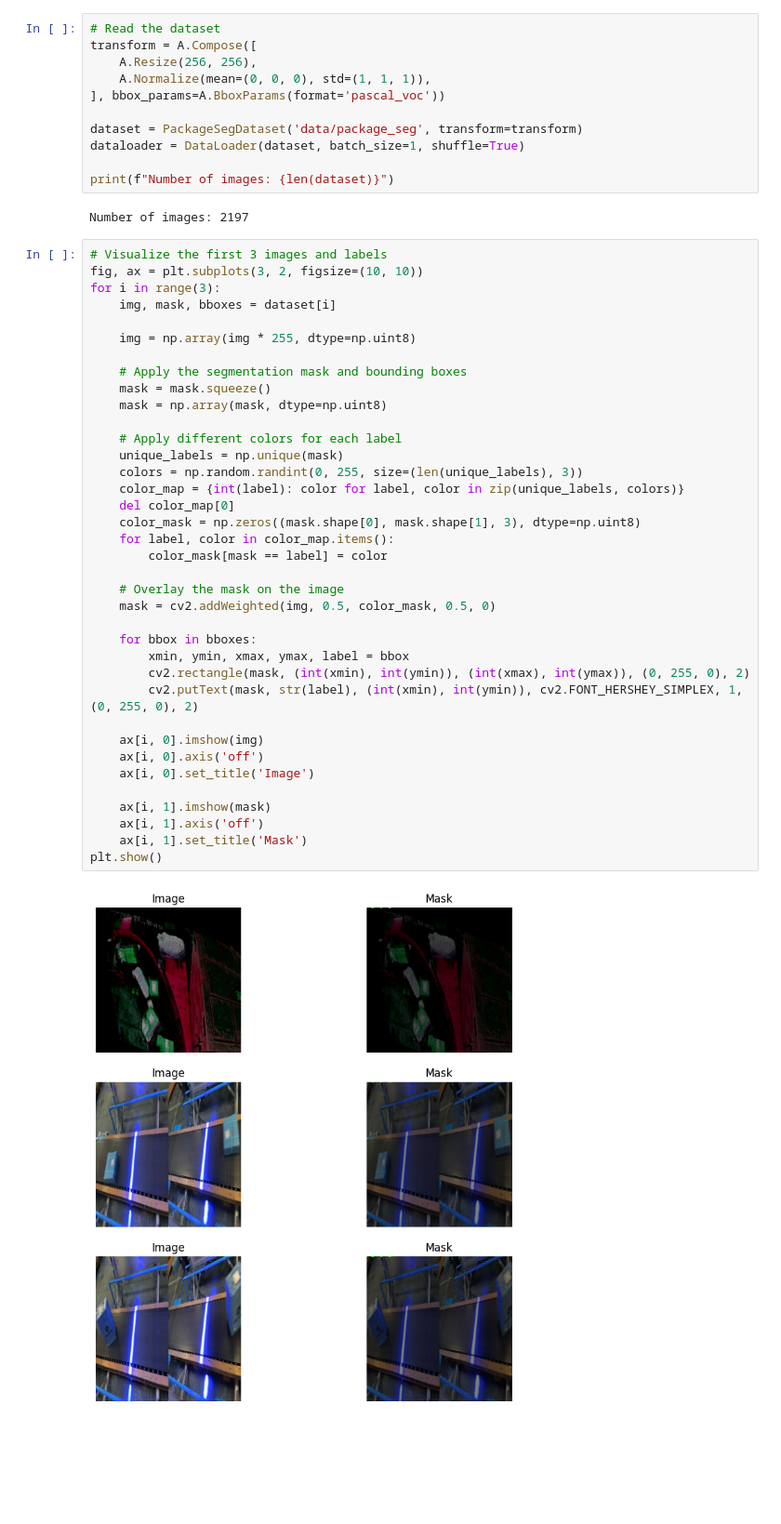
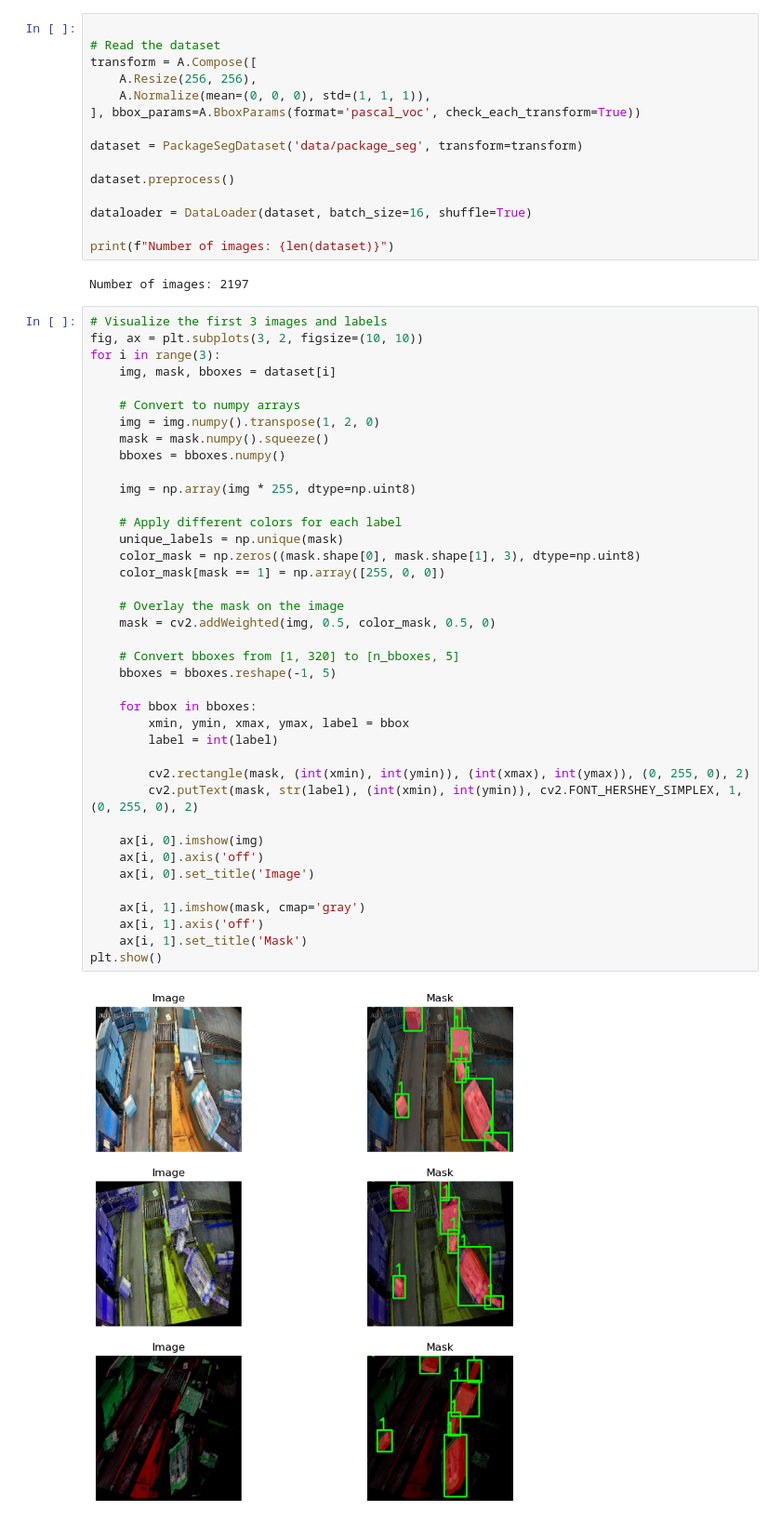
Before and after one commit to BlackXDragon/instance_segmentation, a Jupyter notebook: unet_try1.ipynb, the cells around one changed output. Shown at 93% size. Saved outputs shown, nothing was run; the diff lists cells and outputs as text; blank space fills up the shorter version.

```diff
--- a/unet_try1.ipynb
+++ b/unet_try1.ipynb
@@ -202,12 +264,16 @@ class DiceLoss(nn.Module):
 # %%
+
 # Read the dataset
 transform = A.Compose([
 	A.Resize(256, 256),
 	A.Normalize(mean=(0, 0, 0), std=(1, 1, 1)),
-], bbox_params=A.BboxParams(format='pascal_voc'))
+], bbox_params=A.BboxParams(format='pascal_voc', check_each_transform=True))
 
 dataset = PackageSegDataset('data/package_seg', transform=transform)
-dataloader = DataLoader(dataset, batch_size=1, shuffle=True)
+
+dataset.preprocess()
+
+dataloader = DataLoader(dataset, batch_size=16, shuffle=True)
 
 print(f"Number of images: {len(dataset)}")
 # %% [output]
@@ -215,39 +281,41 @@ Number of images: 2197
 # %%
 # Visualize the first 3 images and labels
 fig, ax = plt.subplots(3, 2, figsize=(10, 10))
 for i in range(3):
 	img, mask, bboxes = dataset[i]
 
+	# Convert to numpy arrays
+	img = img.numpy().transpose(1, 2, 0)
+	mask = mask.numpy().squeeze()
+	bboxes = bboxes.numpy()
+
 	img = np.array(img * 255, dtype=np.uint8)
-
-	# Apply the segmentation mask and bounding boxes
-	mask = mask.squeeze()
-	mask = np.array(mask, dtype=np.uint8)
 
 	# Apply different colors for each label
 	unique_labels = np.unique(mask)
-	colors = np.random.randint(0, 255, size=(len(unique_labels), 3))
-	color_map = {int(label): color for label, color in zip(unique_labels, colors)}
-	del color_map[0]
 	color_mask = np.zeros((mask.shape[0], mask.shape[1], 3), dtype=np.uint8)
-	for label, color in color_map.items():
-		color_mask[mask == label] = color
+	color_mask[mask == 1] = np.array([255, 0, 0])
 
 	# Overlay the mask on the image
 	mask = cv2.addWeighted(img, 0.5, color_mask, 0.5, 0)
 
+	# Convert bboxes from [1, 320] to [n_bboxes, 5]
+	bboxes = bboxes.reshape(-1, 5)
+
 	for bbox in bboxes:
 		xmin, ymin, xmax, ymax, label = bbox
+		label = int(label)
+
 		cv2.rectangle(mask, (int(xmin), int(ymin)), (int(xmax), int(ymax)), (0, 255, 0), 2)
 		cv2.putText(mask, str(label), (int(xmin), int(ymin)), cv2.FONT_HERSHEY_SIMPLEX, 1, (0, 255, 0), 2)
 
 	ax[i, 0].imshow(img)
 	ax[i, 0].axis('off')
 	ax[i, 0].set_title('Image')
 
-	ax[i, 1].imshow(mask)
+	ax[i, 1].imshow(mask, cmap='gray')
 	ax[i, 1].axis('off')
 	ax[i, 1].set_title('Mask')
 plt.show()
 # %% [output]
-[figure, old version]
+[figure, new version]
```
Also changed, not shown: parts of 6 cells of this notebook.
